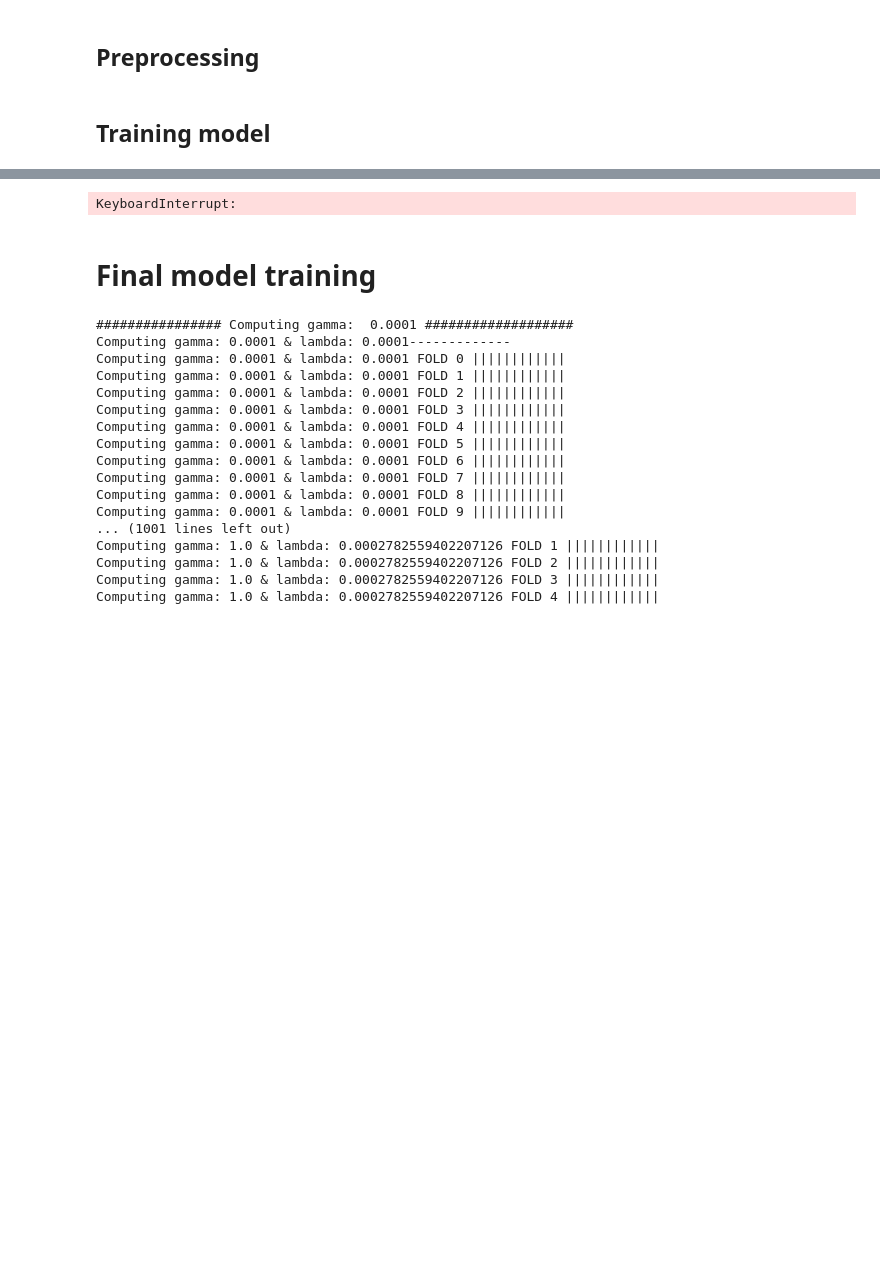
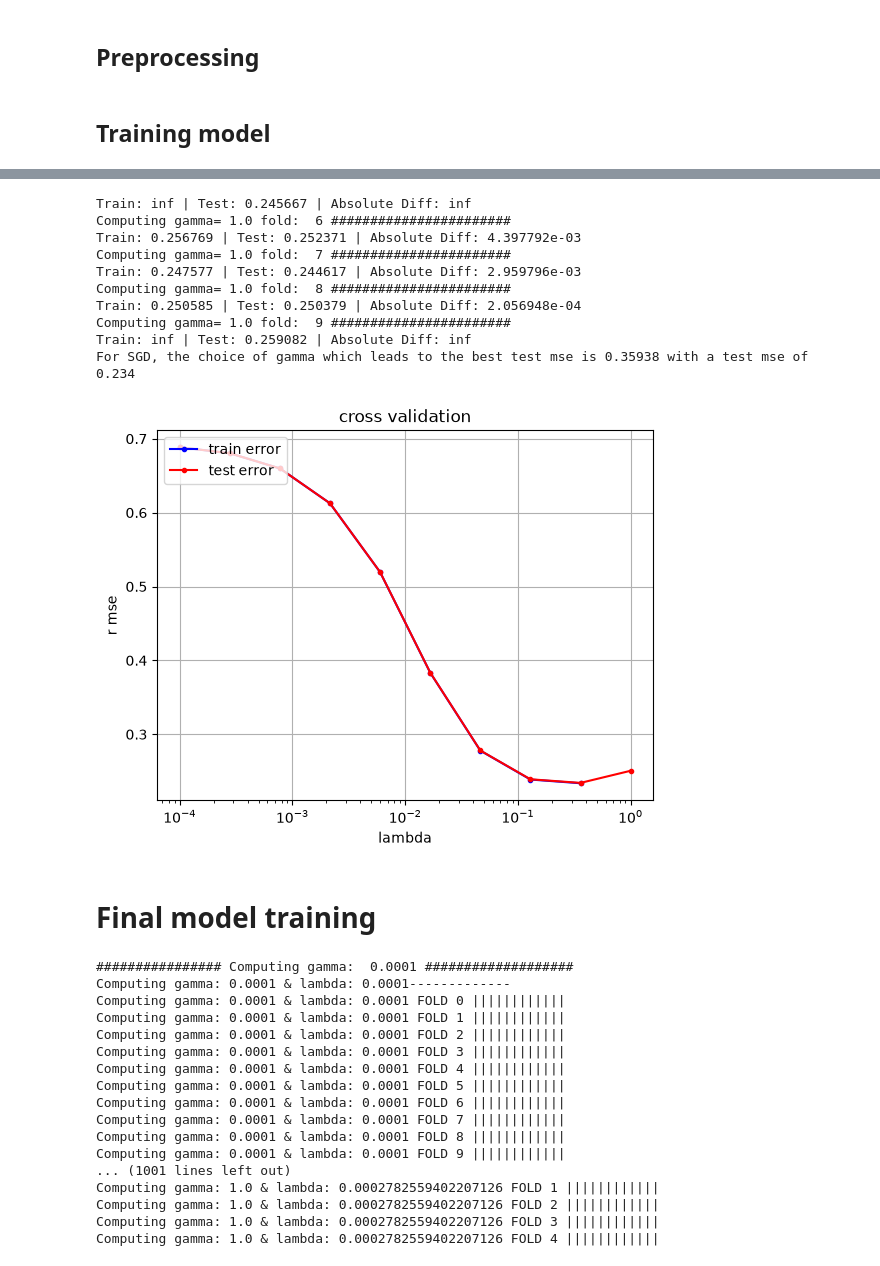
Before and after one commit to Kitkatkitkatia/ML_project1, a Jupyter notebook: Logistic_SGD.ipynb, the cells around one changed output, grey strips where cells are left out. Saved outputs shown, nothing was run; the diff lists cells and outputs as text; code cells hidden in the pictures; blank space fills up the shorter version.

```diff
--- a/Logistic_SGD.ipynb
+++ b/Logistic_SGD.ipynb
@@ -118,7 +101,7 @@ gammas = np.logspace(-4, 0, 10)
 max_iters = 50
 batch_size = 250
 
-best_gamma, best_mse = cross_validation_logreg_demo(y_train, x_tr, k_fold=k_fold,batch_size=250, max_iters=100, gammas=gammas, lambda_=0)
+best_gamma, best_mse = cross_validation_logreg_demo(y_train, x_tr, k_fold=k_fold,batch_size=250, max_iters=200, gammas=gammas, lambda_=0)
 # %% [output]
 Unique y values: [0 1]
 x mean, std min/max: -2.0441420275197611e-13 0.0 1.0000000000000002
@@ -140 +123,11 @@ Computing gamma= 0.0001 fold:  9 #######################
-KeyboardInterrupt:
+Train: inf | Test: 0.245667 | Absolute Diff: inf
+Computing gamma= 1.0 fold:  6 #######################
+Train: 0.256769 | Test: 0.252371 | Absolute Diff: 4.397792e-03
+Computing gamma= 1.0 fold:  7 #######################
+Train: 0.247577 | Test: 0.244617 | Absolute Diff: 2.959796e-03
+Computing gamma= 1.0 fold:  8 #######################
+Train: 0.250585 | Test: 0.250379 | Absolute Diff: 2.056948e-04
+Computing gamma= 1.0 fold:  9 #######################
+Train: inf | Test: 0.259082 | Absolute Diff: inf
+For SGD, the choice of gamma which leads to the best test mse is 0.35938 with a test mse of 0.234
+[figure, added]
```
Also changed, not shown: parts of 4 cells of this notebook, 3 other files.
